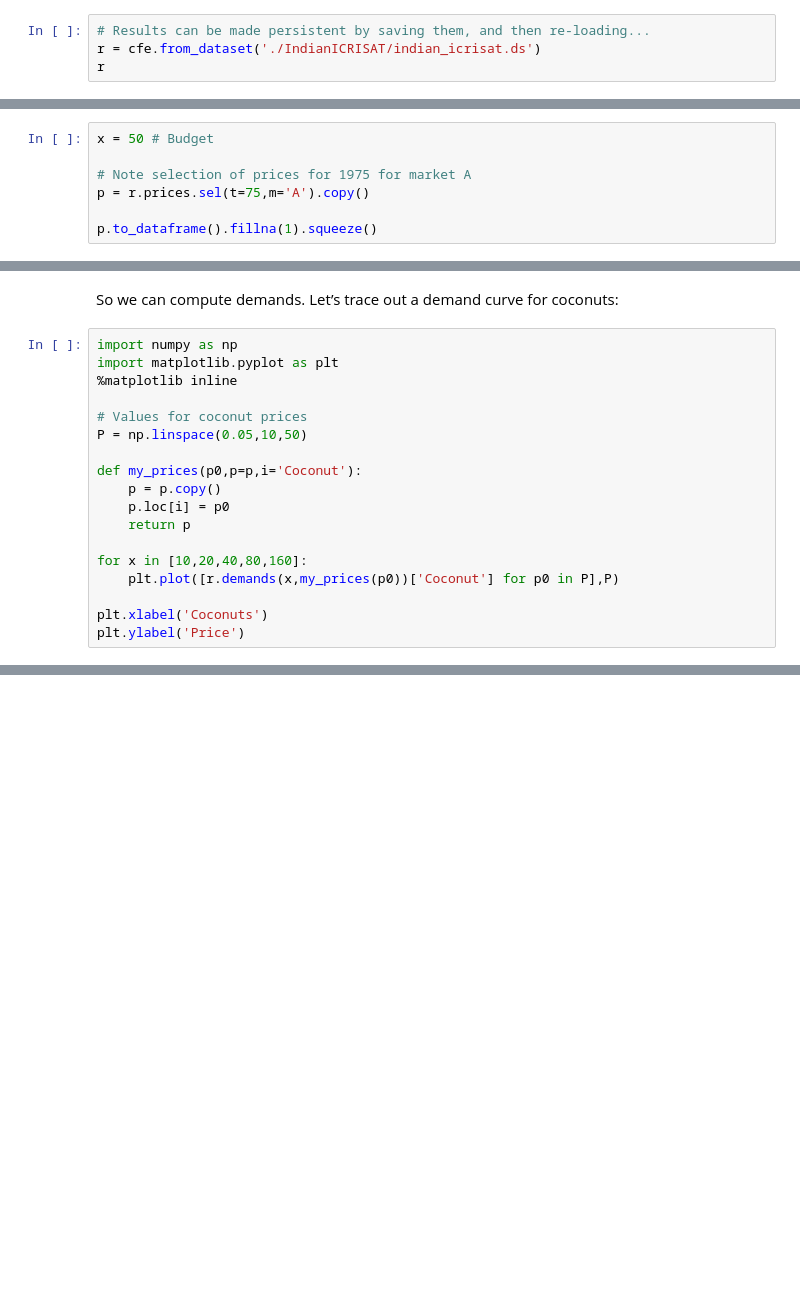
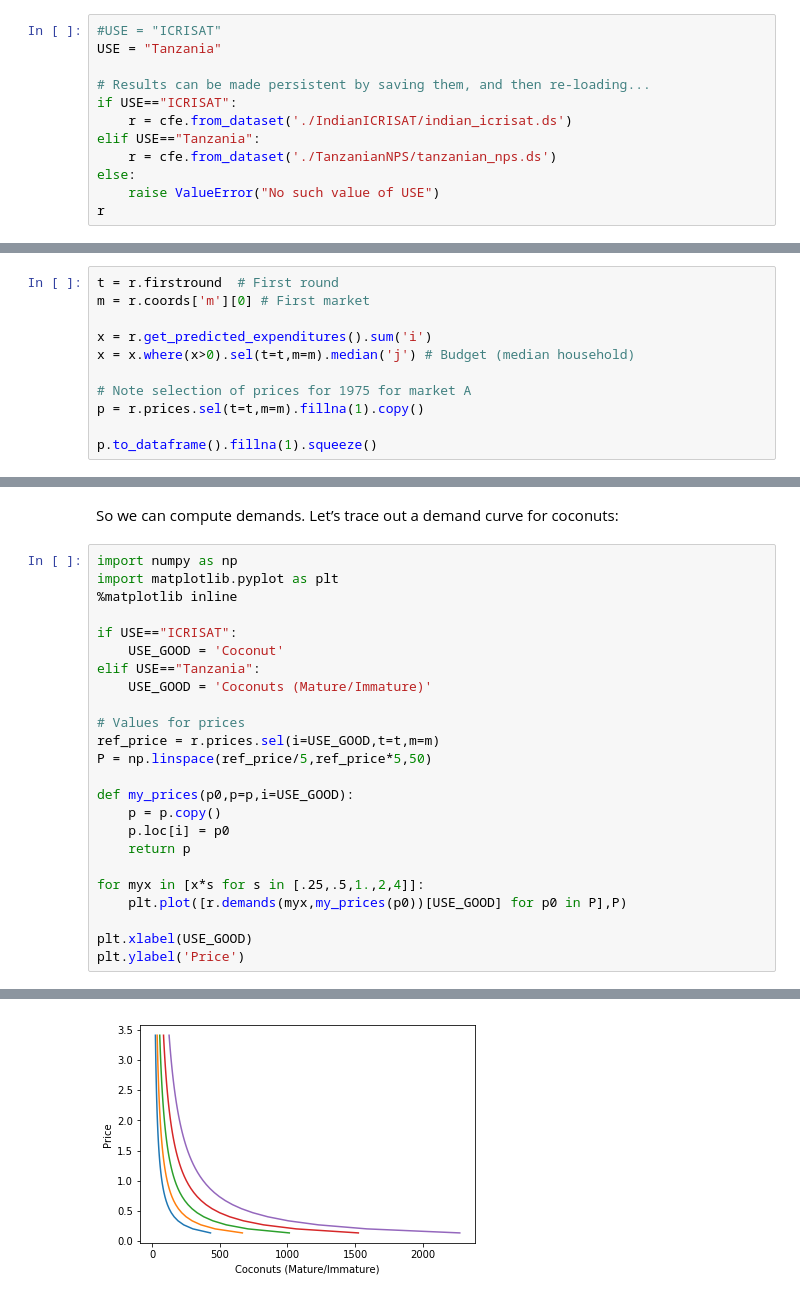
Before and after one commit to ligon/HackingFood, a Jupyter notebook: example_demands.ipynb, the cells around one changed output, grey strips where cells are left out. Cells and saved outputs as stored; diff of their text form; blank space fills up the shorter version.

Commit message:
Complete work to use Tanzanian data in analysis.

```diff
--- a/example_demands.ipynb
+++ b/example_demands.ipynb
@@ -26,8 +26,16 @@ An instance `r` of `cfe.Result` can be made persistent with
 this method below to load data and demand system estimated for the
 Indian ICRISAT villages:
 # %%
+#USE = "ICRISAT"
+USE = "Tanzania"
+
 # Results can be made persistent by saving them, and then re-loading...
-r = cfe.from_dataset('./IndianICRISAT/indian_icrisat.ds')
+if USE=="ICRISAT":
+    r = cfe.from_dataset('./IndianICRISAT/indian_icrisat.ds')
+elif USE=="Tanzania":
+    r = cfe.from_dataset('./TanzanianNPS/tanzanian_nps.ds')
+else:
+    raise ValueError("No such value of USE")
 r
 # %% [markdown]
 Our focus earlier was on estimation, but the result `r` already has
@@ -64,8 +72,12 @@ village A as the market we&rsquo;re interested in
 # %%
-x = 50 # Budget
+t = r.firstround  # First round
+m = r.coords['m'][0] # First market
+
+x = r.get_predicted_expenditures().sum('i')
+x = x.where(x>0).sel(t=t,m=m).median('j') # Budget (median household)
 
 # Note selection of prices for 1975 for market A
-p = r.prices.sel(t=75,m='A').copy()
+p = r.prices.sel(t=t,m=m).fillna(1).copy()
 
 p.to_dataframe().fillna(1).squeeze()
 # %% [markdown]
@@ -81,16 +111,23 @@ import numpy as np
 import matplotlib.pyplot as plt
 %matplotlib inline
 
-# Values for coconut prices
-P = np.linspace(0.05,10,50)
+if USE=="ICRISAT":
+    USE_GOOD = 'Coconut'
+elif USE=="Tanzania":
+    USE_GOOD = 'Coconuts (Mature/Immature)'
 
-def my_prices(p0,p=p,i='Coconut'):
+# Values for prices
+ref_price = r.prices.sel(i=USE_GOOD,t=t,m=m)
+P = np.linspace(ref_price/5,ref_price*5,50)
+
+def my_prices(p0,p=p,i=USE_GOOD):
     p = p.copy()
     p.loc[i] = p0
     return p
 
-for x in [10,20,40,80,160]:
-    plt.plot([r.demands(x,my_prices(p0))['Coconut'] for p0 in P],P)
+for myx in [x*s for s in [.25,.5,1.,2,4]]:
+    plt.plot([r.demands(myx,my_prices(p0))[USE_GOOD] for p0 in P],P)
 
-plt.xlabel('Coconuts')
+plt.xlabel(USE_GOOD)
 plt.ylabel('Price')
+# %% [output]
@@ -96,0 +142 @@ plt.ylabel('Price')
+[figure, added]
```
Also changed, not shown: parts of 35 cells of this notebook, 8 other files.
